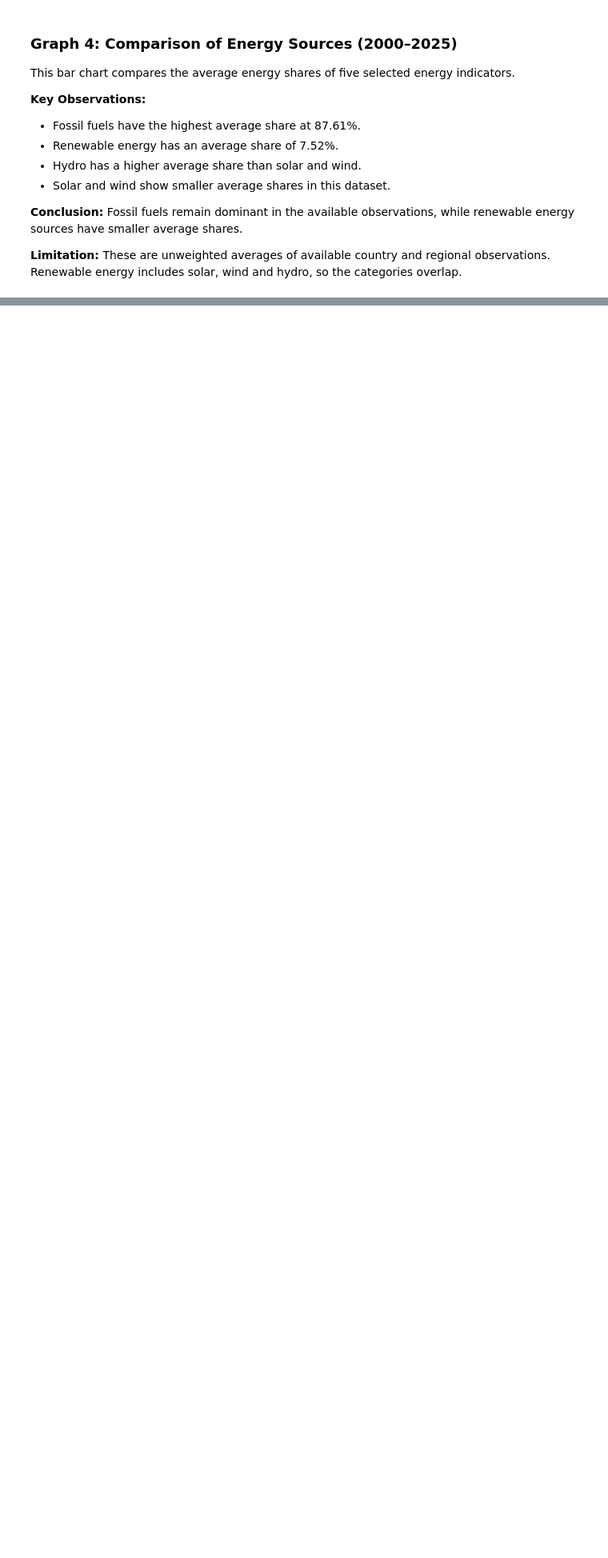
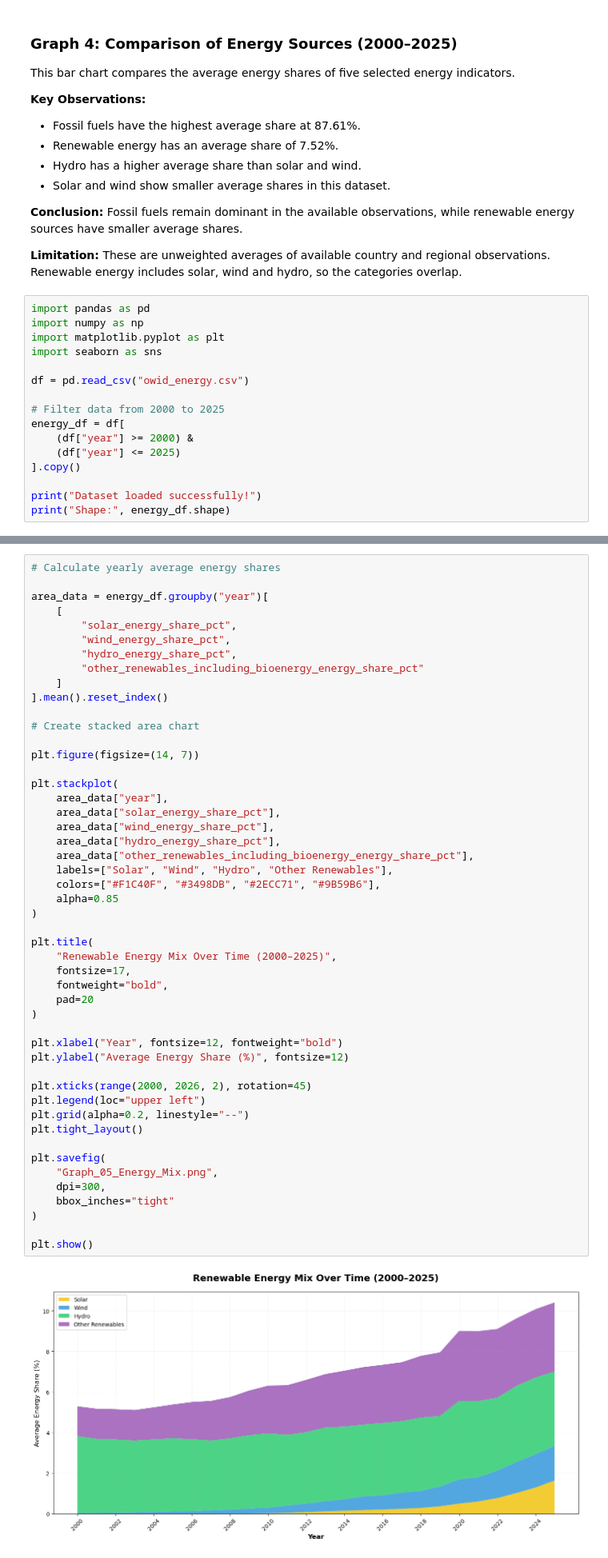
Before and after one commit to Abdullah-awa/Global-Energy-Transition-CA1, a Jupyter notebook: Global_Energy_Transition.ipynb, the cells around one changed output, grey strips where cells are left out. Shown at 80% size. Saved outputs shown, nothing was run; the diff lists cells and outputs as text; blank space fills up the shorter version.

Commit message:
Add stacked area chart for renewable energy mix

```diff
--- a/Global_Energy_Transition.ipynb
+++ b/Global_Energy_Transition.ipynb
@@ -527,3 +527,19 @@ This bar chart compares the average energy shares of five selected energy indica
 **Conclusion:** Fossil fuels remain dominant in the available observations, while renewable energy sources have smaller average shares.
 
 **Limitation:** These are unweighted averages of available country and regional observations. Renewable energy includes solar, wind and hydro, so the categories overlap.
+# %%
+import pandas as pd
+import numpy as np
+import matplotlib.pyplot as plt
+import seaborn as sns
+
+df = pd.read_csv("owid_energy.csv")
+
+# Filter data from 2000 to 2025
+energy_df = df[
+    (df["year"] >= 2000) &
+    (df["year"] <= 2025)
+].copy()
+
+print("Dataset loaded successfully!")
+print("Shape:", energy_df.shape)
@@ -529,0 +549,51 @@ This bar chart compares the average energy shares of five selected energy indica
+# %%
+# Calculate yearly average energy shares
+
+area_data = energy_df.groupby("year")[
+    [
+        "solar_energy_share_pct",
+        "wind_energy_share_pct",
+        "hydro_energy_share_pct",
+        "other_renewables_including_bioenergy_energy_share_pct"
+    ]
+].mean().reset_index()
+
+# Create stacked area chart
+
+plt.figure(figsize=(14, 7))
+
+plt.stackplot(
+    area_data["year"],
+    area_data["solar_energy_share_pct"],
+    area_data["wind_energy_share_pct"],
+    area_data["hydro_energy_share_pct"],
+    area_data["other_renewables_including_bioenergy_energy_share_pct"],
+    labels=["Solar", "Wind", "Hydro", "Other Renewables"],
+    colors=["#F1C40F", "#3498DB", "#2ECC71", "#9B59B6"],
+    alpha=0.85
+)
+
+plt.title(
+    "Renewable Energy Mix Over Time (2000–2025)",
+    fontsize=17,
+    fontweight="bold",
+    pad=20
+)
+
+plt.xlabel("Year", fontsize=12, fontweight="bold")
+plt.ylabel("Average Energy Share (%)", fontsize=12)
+
+plt.xticks(range(2000, 2026, 2), rotation=45)
+plt.legend(loc="upper left")
+plt.grid(alpha=0.2, linestyle="--")
+plt.tight_layout()
+
+plt.savefig(
+    "Graph_05_Energy_Mix.png",
+    dpi=300,
+    bbox_inches="tight"
+)
+
+plt.show()
+# %% [output]
+[figure, added]
```
Also changed, not shown: parts of 2 cells of this notebook.
